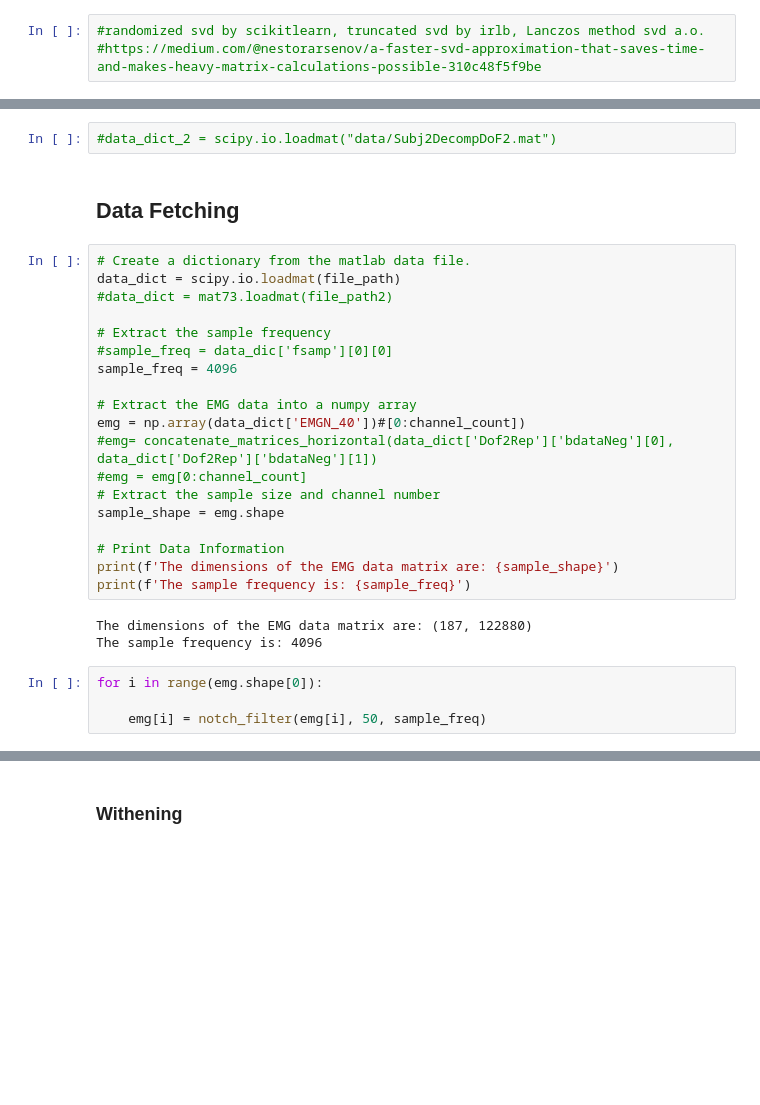
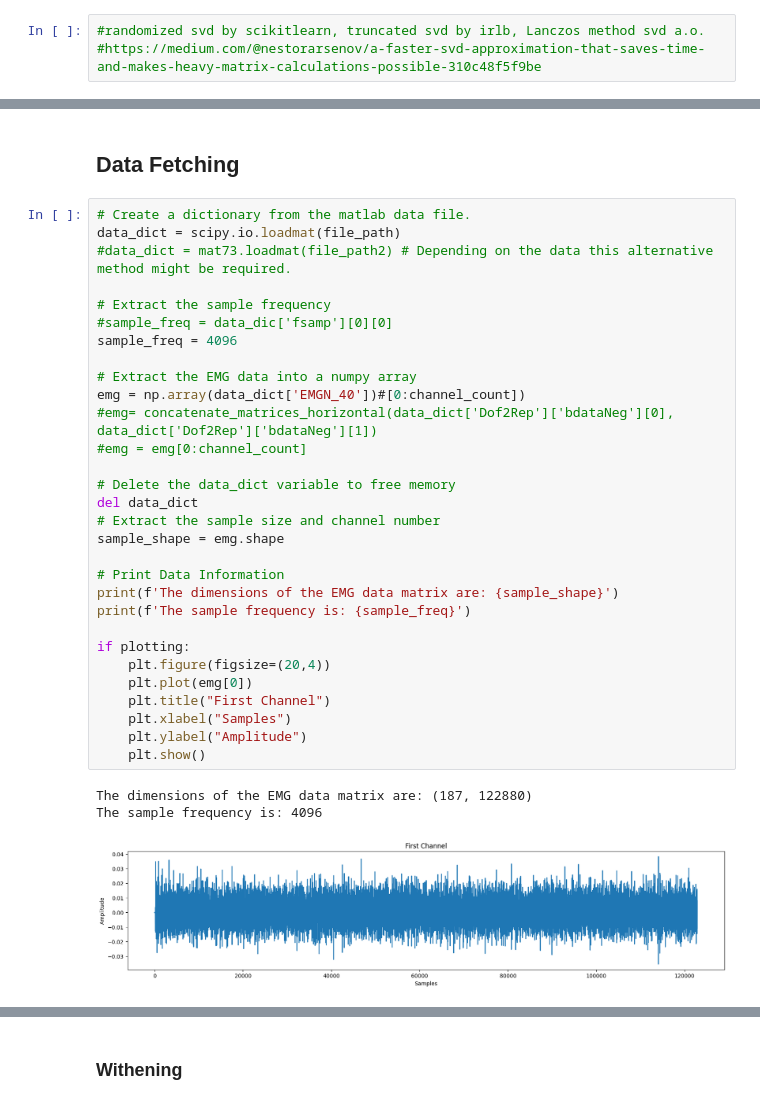
Before and after one commit to DanielFasel/realtime-emg-batch-decomposition, a Jupyter notebook: calibrationAlgorithm.ipynb, the cells around one changed output, grey strips where cells are left out. Cells and saved outputs as stored; diff of their text form; blank space fills up the shorter version.

```diff
--- a/calibrationAlgorithm.ipynb
+++ b/calibrationAlgorithm.ipynb
@@ -123,33 +122,39 @@ min_hz = 4 # Minimum spike train frequency for good source
 max_hz = 35 # Maximum spike train frequency for good source
 
 duplicate_threshold_value = 0.02 # Min distance between two spikes in seconds
-# %%
-#data_dict_2 = scipy.io.loadmat("data/Subj2DecompDoF2.mat")
 # %% [markdown]
 ## Data Fetching
 # %%
 # Create a dictionary from the matlab data file.
 data_dict = scipy.io.loadmat(file_path)
-#data_dict = mat73.loadmat(file_path2)
+#data_dict = mat73.loadmat(file_path2) # Depending on the data this alternative method might be required.
 
 # Extract the sample frequency
 #sample_freq = data_dic['fsamp'][0][0]
 sample_freq = 4096
 
 # Extract the EMG data into a numpy array
 emg = np.array(data_dict['EMGN_40'])#[0:channel_count])
 #emg= concatenate_matrices_horizontal(data_dict['Dof2Rep']['bdataNeg'][0], data_dict['Dof2Rep']['bdataNeg'][1])
 #emg = emg[0:channel_count]
+
+# Delete the data_dict variable to free memory
+del data_dict
 # Extract the sample size and channel number
 sample_shape = emg.shape
 
 # Print Data Information
 print(f'The dimensions of the EMG data matrix are: {sample_shape}')
 print(f'The sample frequency is: {sample_freq}')
+
+if plotting:
+    plt.figure(figsize=(20,4))
+    plt.plot(emg[0])
+    plt.title("First Channel")
+    plt.xlabel("Samples")
+    plt.ylabel("Amplitude")
+    plt.show()
 # %% [output]
 The dimensions of the EMG data matrix are: (187, 122880)
 The sample frequency is: 4096
+[figure, added]
-# %%
-for i in range(emg.shape[0]):
-
-    emg[i] = notch_filter(emg[i], 50, sample_freq)
```
Also changed, not shown: parts of 33 cells of this notebook, 2 other files.
